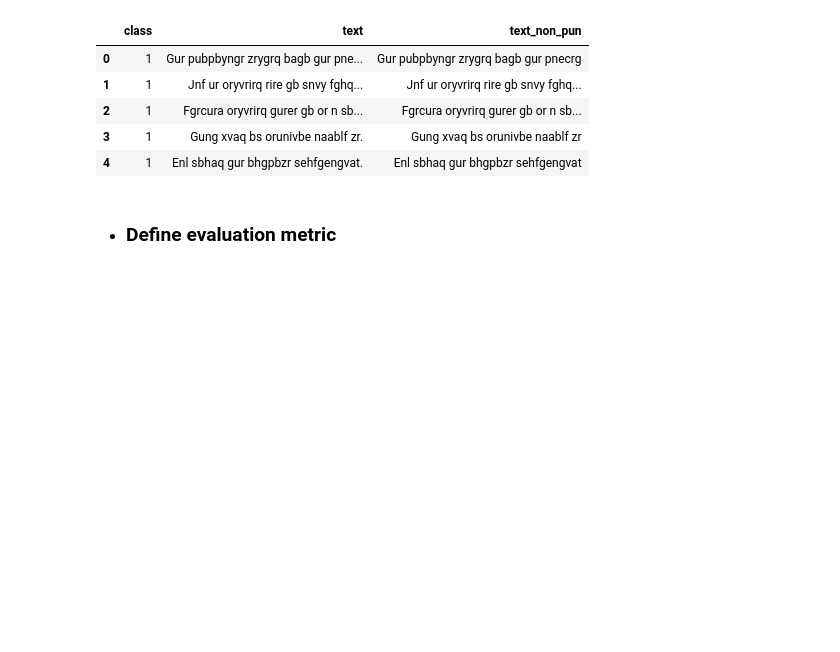
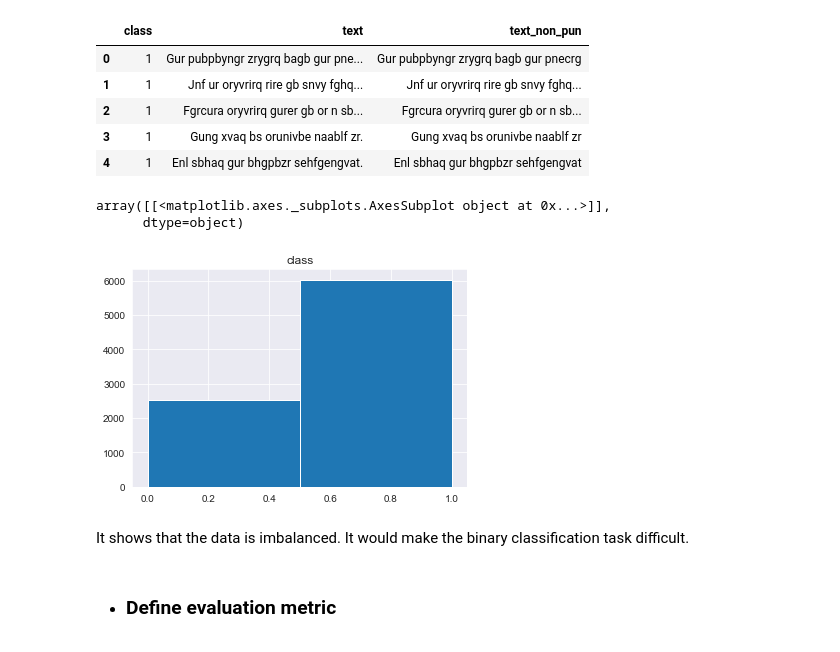
Before and after one commit to ck-unifr/marketlogic, a Jupyter notebook: marketlogic.ipynb, the cells around one changed output. Saved outputs shown, nothing was run; the diff lists cells and outputs as text; code cells hidden in the pictures; blank space fills up the shorter version.

```diff
--- a/marketlogic.ipynb
+++ b/marketlogic.ipynb
@@ -333,6 +334,14 @@ df_pdf.head()
 | 2 | 1 | Fgrcura oryvrirq gurer gb or n sb... | Fgrcura oryvrirq gurer gb or n sb... |
 | 3 | 1 | Gung xvaq bs orunivbe naablf zr. | Gung xvaq bs orunivbe naablf zr |
 | 4 | 1 | Enl sbhaq gur bhgpbzr sehfgengvat. | Enl sbhaq gur bhgpbzr sehfgengvat |
+# %%
+df_pdf[['class']].hist(bins=2)
+# %% [output]
+array([[<matplotlib.axes._subplots.AxesSubplot object at 0x...>]],
+      dtype=object)
+[figure, added]
+# %% [markdown]
+It shows that the data is imbalanced. It would make the binary classification task difficult.
 # %% [markdown]
 - ### Define evaluation metric
 # %% [markdown]
```
Also changed, not shown: parts of 3 cells of this notebook.
